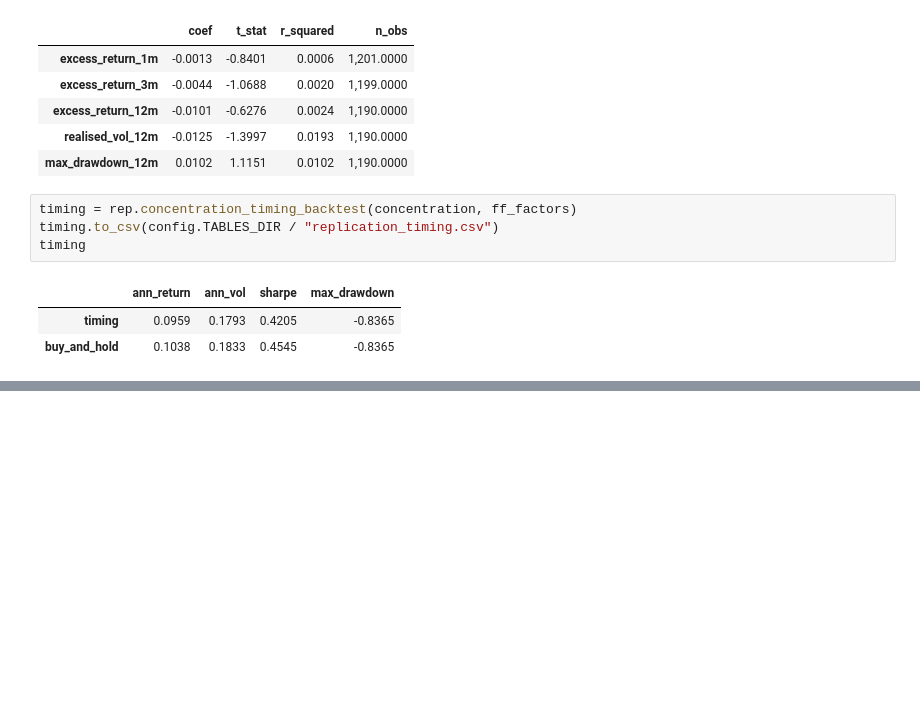
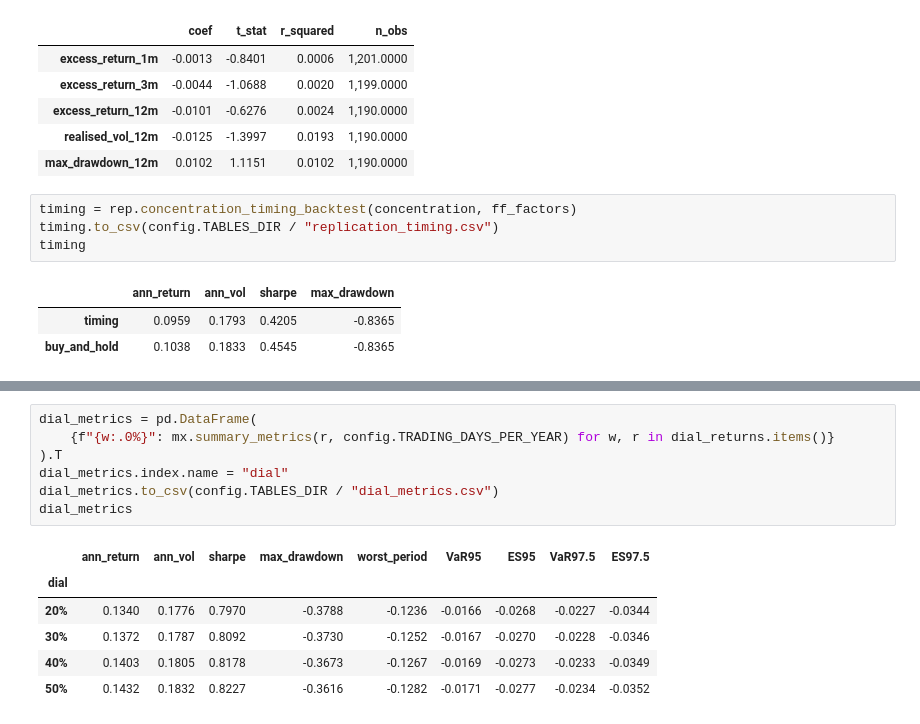
Before and after one commit to KavinDhanasekaran7/AI-Concentration-Hedging, a Jupyter notebook: notebooks/ai_concentration_tail_hedging.ipynb, the cells around one changed output, grey strips where cells are left out. Drawn from its saved outputs; the diff is of its cells as text; blank space fills up the shorter version.

```diff
--- a/notebooks/ai_concentration_tail_hedging.ipynb
+++ b/notebooks/ai_concentration_tail_hedging.ipynb
@@ -109,0 +155,14 @@ timing
+# %%
+dial_metrics = pd.DataFrame(
+    {f"{w:.0%}": mx.summary_metrics(r, config.TRADING_DAYS_PER_YEAR) for w, r in dial_returns.items()}
+).T
+dial_metrics.index.name = "dial"
+dial_metrics.to_csv(config.TABLES_DIR / "dial_metrics.csv")
+dial_metrics
+# %% [output]
+|  | ann_return | ann_vol | sharpe | max_drawdown | worst_period | VaR95 | ES95 | VaR97.5 | ES97.5 |
+| dial |  |  |  |  |  |  |  |  |  |
+| 20% | 0.1340 | 0.1776 | 0.7970 | -0.3788 | -0.1236 | -0.0166 | -0.0268 | -0.0227 | -0.0344 |
+| 30% | 0.1372 | 0.1787 | 0.8092 | -0.3730 | -0.1252 | -0.0167 | -0.0270 | -0.0228 | -0.0346 |
+| 40% | 0.1403 | 0.1805 | 0.8178 | -0.3673 | -0.1267 | -0.0169 | -0.0273 | -0.0233 | -0.0349 |
+| 50% | 0.1432 | 0.1832 | 0.8227 | -0.3616 | -0.1282 | -0.0171 | -0.0277 | -0.0234 | -0.0352 |
```
Also changed, not shown: parts of 6 cells of this notebook, 11 other files.
